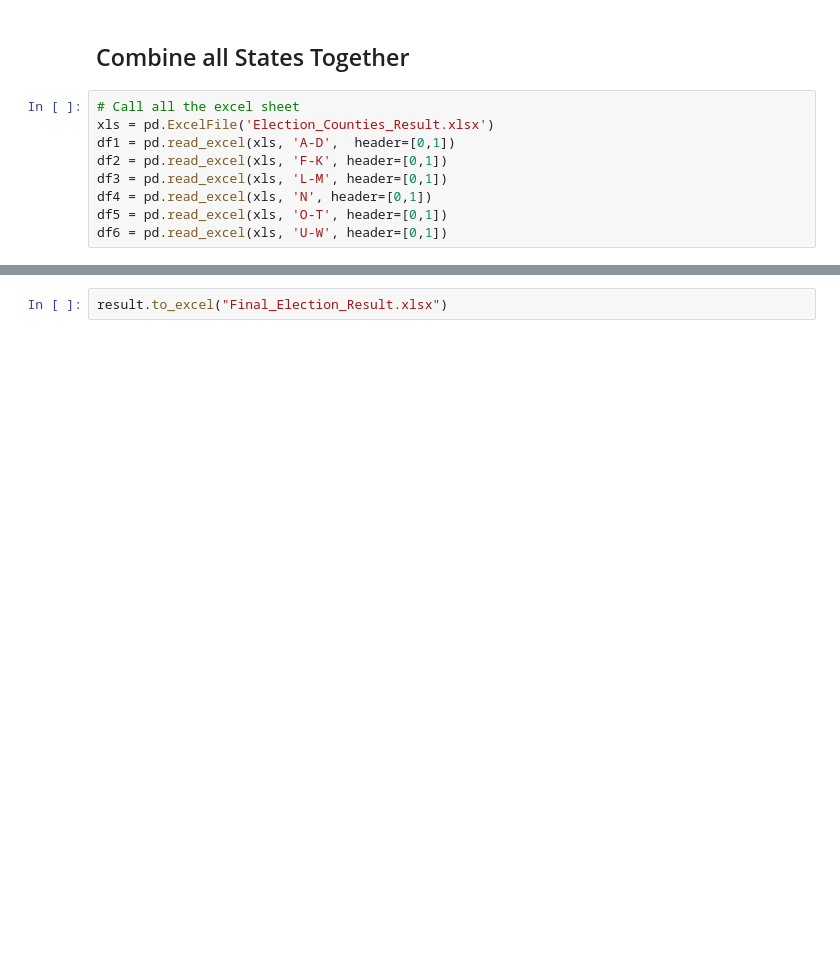
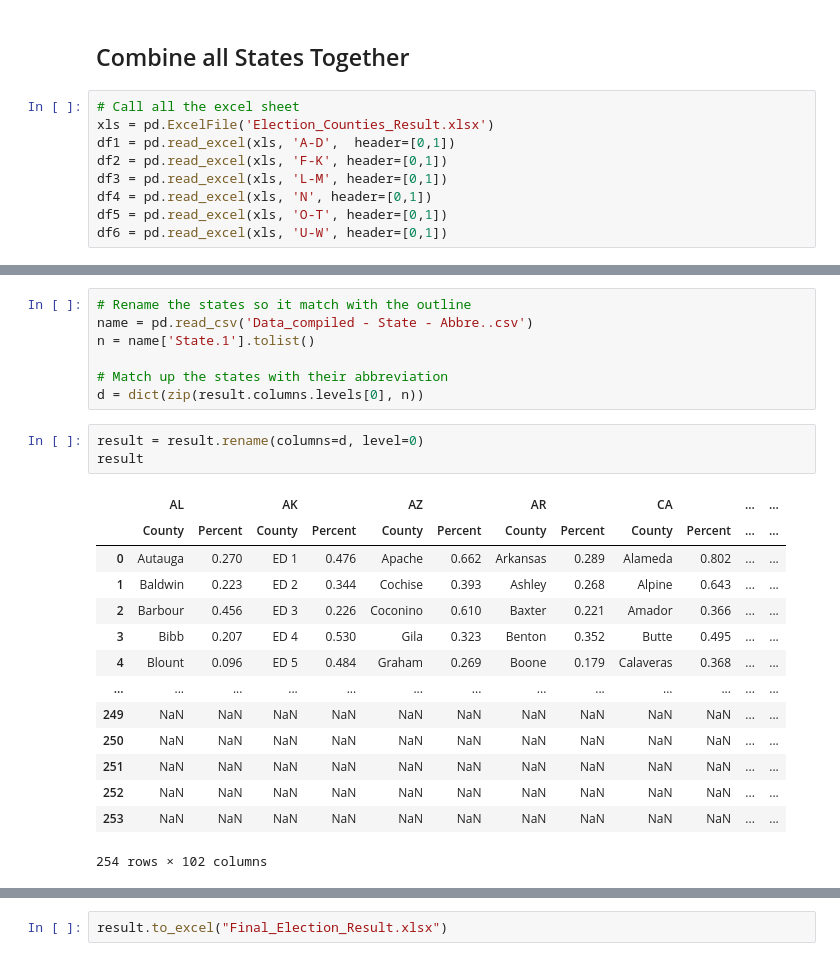
Before and after one commit to trannghia207/470Project, a Jupyter notebook: Township_to_Counties_Election.ipynb, the cells around one changed output, grey strips where cells are left out. Saved outputs shown, nothing was run; the diff lists cells and outputs as text; blank space fills up the shorter version.

```diff
--- a/Township_to_Counties_Election.ipynb
+++ b/Township_to_Counties_Election.ipynb
@@ -336 +352,26 @@ result = result.dropna(axis=1, how='all')
+# %%
+# Rename the states so it match with the outline
+name = pd.read_csv('Data_compiled - State - Abbre..csv')
+n = name['State.1'].tolist()
+
+# Match up the states with their abbreviation
+d = dict(zip(result.columns.levels[0], n))
+# %%
+result = result.rename(columns=d, level=0)
+result
+# %% [output]
+|  | AL |  | AK |  | AZ |  | AR |  | CA |  | ... | ... |
+|  | County | Percent | County | Percent | County | Percent | County | Percent | County | Percent | ... | ... |
+| 0 | Autauga | 0.270 | ED 1 | 0.476 | Apache | 0.662 | Arkansas | 0.289 | Alameda | 0.802 | ... | ... |
+| 1 | Baldwin | 0.223 | ED 2 | 0.344 | Cochise | 0.393 | Ashley | 0.268 | Alpine | 0.643 | ... | ... |
+| 2 | Barbour | 0.456 | ED 3 | 0.226 | Coconino | 0.610 | Baxter | 0.221 | Amador | 0.366 | ... | ... |
+| 3 | Bibb | 0.207 | ED 4 | 0.530 | Gila | 0.323 | Benton | 0.352 | Butte | 0.495 | ... | ... |
+| 4 | Blount | 0.096 | ED 5 | 0.484 | Graham | 0.269 | Boone | 0.179 | Calaveras | 0.368 | ... | ... |
+| ... | ... | ... | ... | ... | ... | ... | ... | ... | ... | ... | ... | ... |
+| 249 | NaN | NaN | NaN | NaN | NaN | NaN | NaN | NaN | NaN | NaN | ... | ... |
+| 250 | NaN | NaN | NaN | NaN | NaN | NaN | NaN | NaN | NaN | NaN | ... | ... |
+| 251 | NaN | NaN | NaN | NaN | NaN | NaN | NaN | NaN | NaN | NaN | ... | ... |
+| 252 | NaN | NaN | NaN | NaN | NaN | NaN | NaN | NaN | NaN | NaN | ... | ... |
+| 253 | NaN | NaN | NaN | NaN | NaN | NaN | NaN | NaN | NaN | NaN | ... | ... |
+254 rows × 102 columns
 # %%
```
Also changed, not shown: parts of 3 cells of this notebook, 1 other file.
